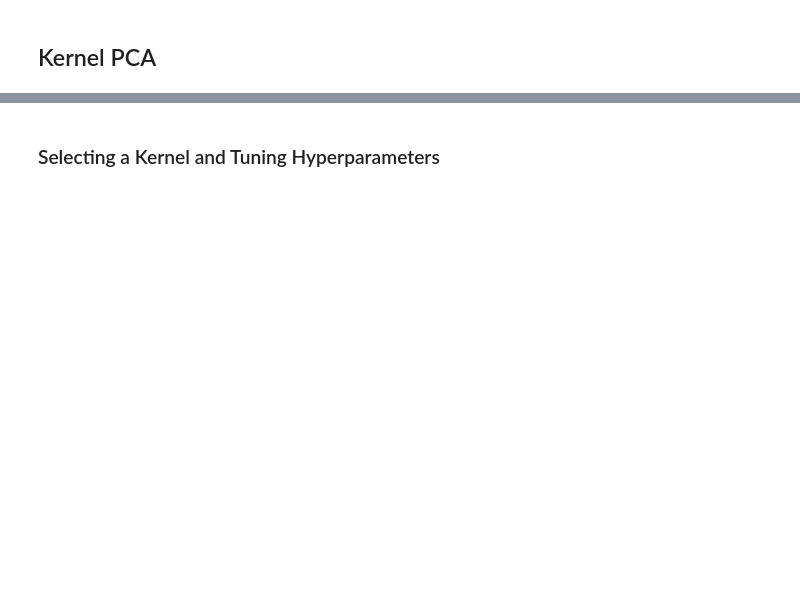
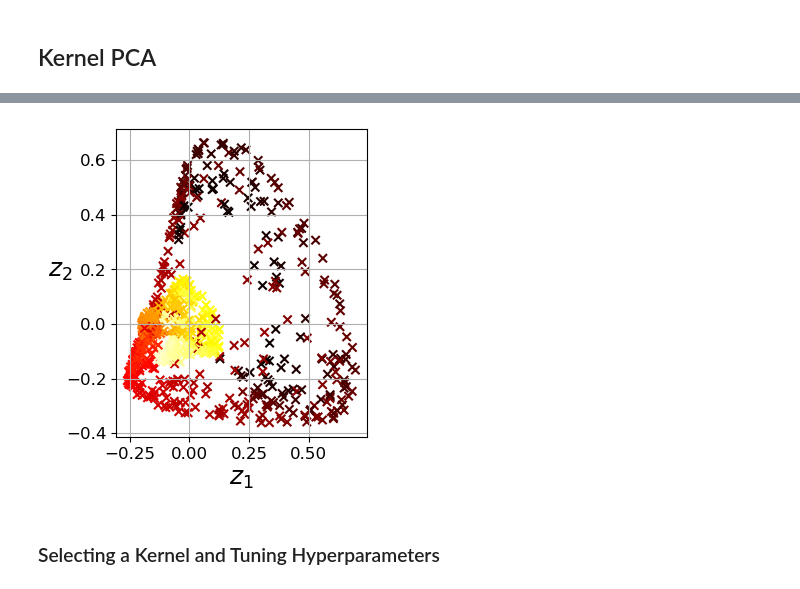
Before and after one commit to solyourock/ML_study, a Jupyter notebook: Hands_on/Chap8/chap_8.ipynb, the cells around one changed output, grey strips where cells are left out. Saved outputs shown, nothing was run; the diff lists cells and outputs as text; code cells hidden in the pictures; blank space fills up the shorter version.

```diff
--- a/Hands_on/Chap8/chap_8.ipynb
+++ b/Hands_on/Chap8/chap_8.ipynb
@@ -669,2 +725,13 @@ plt.show()
+# %%
+X_reduced = rbf_pca.fit_transform(X)
+
+plt.figure(figsize=(11, 4))
+plt.subplot(132)
+plt.scatter(X_reduced[:, 0], X_reduced[:, 1], c=t, cmap=plt.cm.hot, marker="x")
+plt.xlabel("$z_1$", fontsize=18)
+plt.ylabel("$z_2$", fontsize=18, rotation=0)
+plt.grid(True)
+# %% [output]
+[figure, added]
 # %% [markdown]
 ### Selecting a Kernel and Tuning Hyperparameters
```
Also changed, not shown: parts of 20 cells of this notebook, 4 other files.
